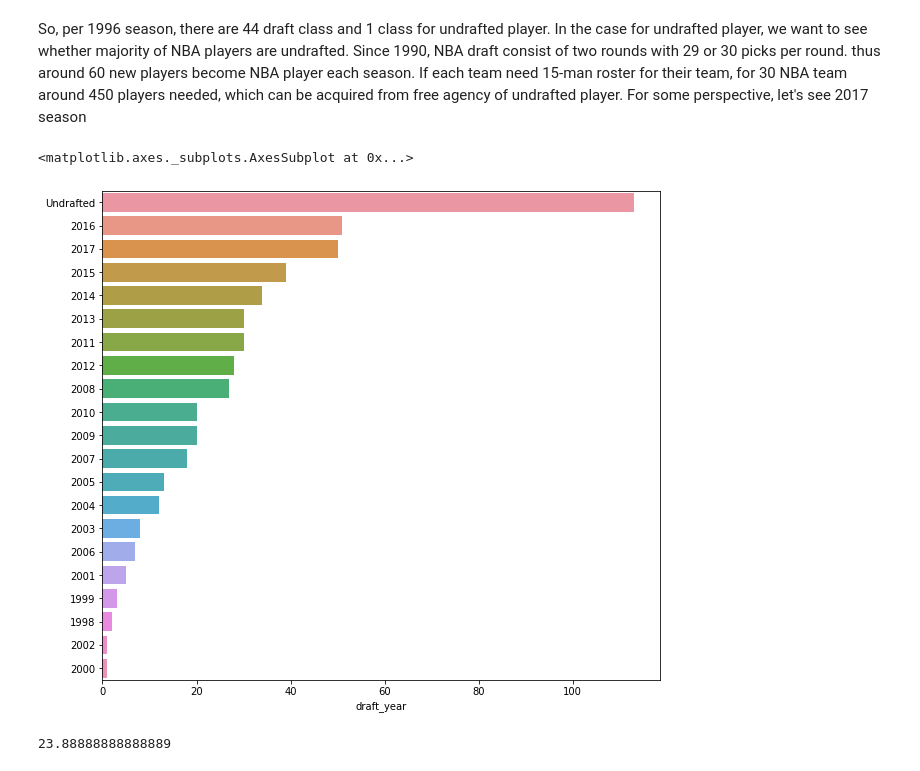
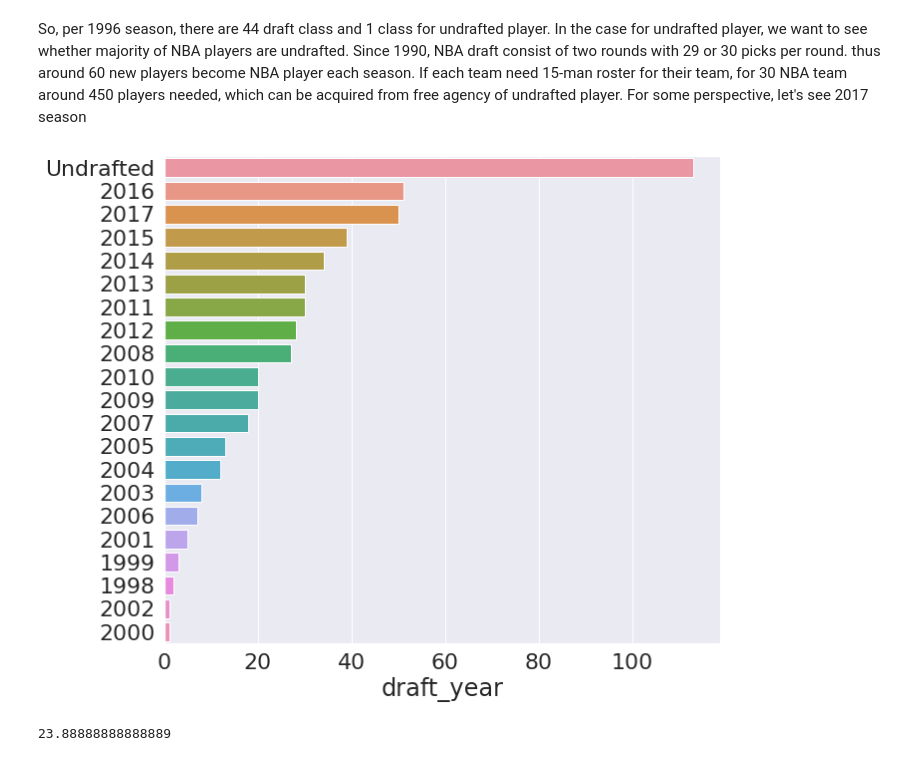
Before and after one commit to swarnajyoti/NBA_PlayerPosition_StatAnalysis, a Jupyter notebook: NBA_Player.ipynb, the cells around one changed output. Saved outputs shown, nothing was run; the diff lists cells and outputs as text; code cells hidden in the pictures.

```diff
--- a/NBA_Player.ipynb
+++ b/NBA_Player.ipynb
@@ -268,10 +270,11 @@ array(['1986', '1990', '1979', '1995', '1985', '1981', '1994', '1992',
 # %% [markdown]
 So, per 1996 season, there are 44 draft class and 1 class for undrafted player. In the case for undrafted player, we want to see whether majority of NBA players are undrafted. Since 1990, NBA draft consist of two rounds with 29 or 30 picks per round. thus around 60 new players become NBA player each season. If each team need 15-man roster for their team, for 30 NBA team around 450 players needed, which can be acquired from free agency of undrafted player. For some perspective, let's see 2017 season
 # %%
+sns.set(font_scale=2)
 sns.barplot(y=df.loc[df.season=='2017-18'].draft_year.value_counts().index,x=df.loc[df.season=='2018-19'].draft_year.value_counts())
+plt.savefig('/content/drive/My Drive/Python/NBA Player/Images/2000to17.png', bbox_inches='tight')
 # %% [output]
-<matplotlib.axes._subplots.AxesSubplot at 0x...>
-[figure, old version]
+[figure, new version]
 # %%
 total_player = len(df.loc[df.season=='2017-18'].player_name.unique())
 undrafted_player = len(df.loc[(df.season=='2018-19')&(df.draft_year=='Undrafted')].player_name.unique())
```
Also changed, not shown: parts of 8 cells of this notebook.
